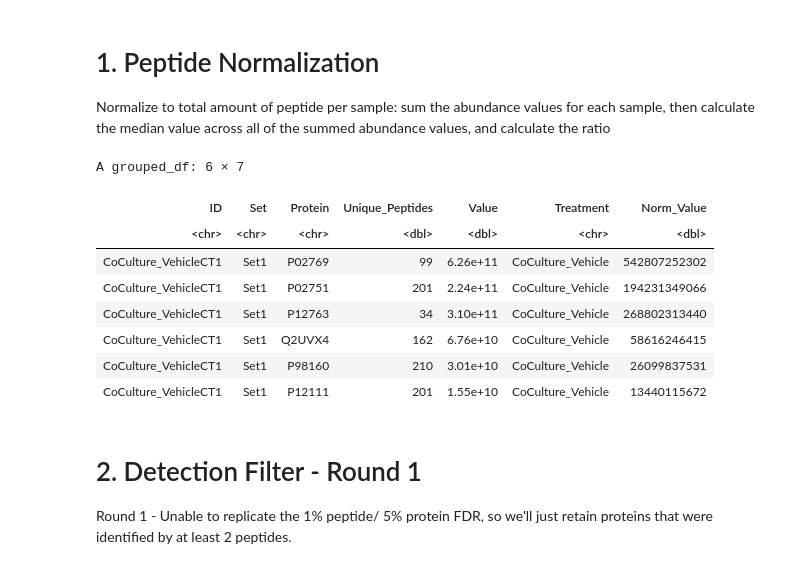
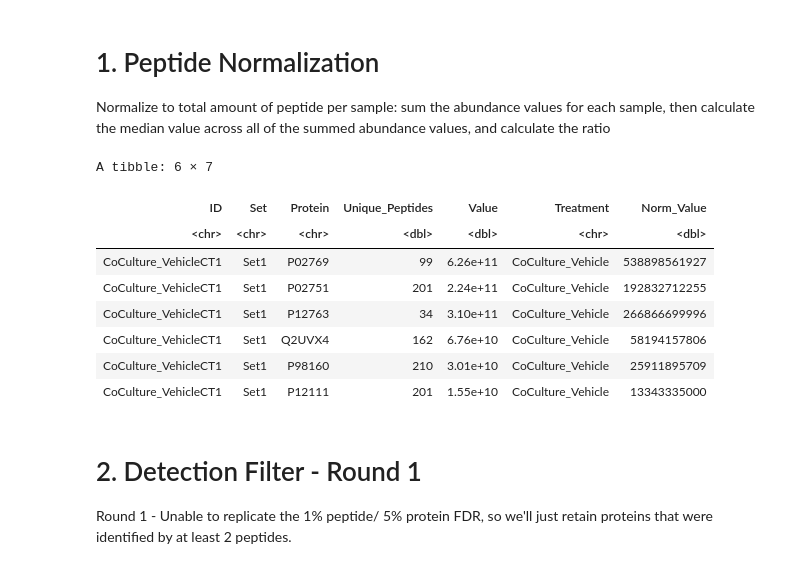
Before and after one commit to UNC-CEMALB/Characterizing-the-Extracellular-Vesicle-Proteomic-Landscape-of-the-Human-Airway-using-In-vitro-Orga, a Jupyter notebook: 1. Data Processing/Data Processing.ipynb, the cells around one changed output. Saved outputs shown, nothing was run; the diff lists cells and outputs as text; code cells hidden in the pictures.

```diff
--- a/1. Data Processing/Data Processing.ipynb
+++ b/1. Data Processing/Data Processing.ipynb
@@ -129,27 +129,26 @@ Normalize to total amount of peptide per sample: sum the abundance values for ea
 # %%
 # set 1 = coculture, set 2 = triculture
 normalized_df = proteome_df %>%
-    group_by(Set, ID) %>%
+    group_by(ID) %>%
     #removing missing data
     drop_na() %>%
     mutate(Summed_Value = sum(Value)) %>%
     #calculating median across all samples but still within each set
     ungroup() %>%
-    group_by(Set) %>%
     mutate(Median_of_Sum = median(Summed_Value), Norm_Factor = Summed_Value/ Median_of_Sum,
            Norm_Value = Value/Norm_Factor) %>%
     select(-c("Summed_Value", "Median_of_Sum", "Norm_Factor"))
 head(normalized_df)
 # %% [output]
-A grouped_df: 6 × 7
+A tibble: 6 × 7
 | ID | Set | Protein | Unique_Peptides | Value | Treatment | Norm_Value |
 | <chr> | <chr> | <chr> | <dbl> | <dbl> | <chr> | <dbl> |
-| CoCulture_VehicleCT1 | Set1 | P02769 | 99 | 6.26e+11 | CoCulture_Vehicle | 542807252302 |
-| CoCulture_VehicleCT1 | Set1 | P02751 | 201 | 2.24e+11 | CoCulture_Vehicle | 194231349066 |
-| CoCulture_VehicleCT1 | Set1 | P12763 | 34 | 3.10e+11 | CoCulture_Vehicle | 268802313440 |
-| CoCulture_VehicleCT1 | Set1 | Q2UVX4 | 162 | 6.76e+10 | CoCulture_Vehicle | 58616246415 |
-| CoCulture_VehicleCT1 | Set1 | P98160 | 210 | 3.01e+10 | CoCulture_Vehicle | 26099837531 |
-| CoCulture_VehicleCT1 | Set1 | P12111 | 201 | 1.55e+10 | CoCulture_Vehicle | 13440115672 |
+| CoCulture_VehicleCT1 | Set1 | P02769 | 99 | 6.26e+11 | CoCulture_Vehicle | 538898561927 |
+| CoCulture_VehicleCT1 | Set1 | P02751 | 201 | 2.24e+11 | CoCulture_Vehicle | 192832712255 |
+| CoCulture_VehicleCT1 | Set1 | P12763 | 34 | 3.10e+11 | CoCulture_Vehicle | 266866699996 |
+| CoCulture_VehicleCT1 | Set1 | Q2UVX4 | 162 | 6.76e+10 | CoCulture_Vehicle | 58194157806 |
+| CoCulture_VehicleCT1 | Set1 | P98160 | 210 | 3.01e+10 | CoCulture_Vehicle | 25911895709 |
+| CoCulture_VehicleCT1 | Set1 | P12111 | 201 | 1.55e+10 | CoCulture_Vehicle | 13343335000 |
 # %% [markdown]
 # 2. Detection Filter - Round 1
 
```
Also changed, not shown: parts of 20 cells of this notebook.
